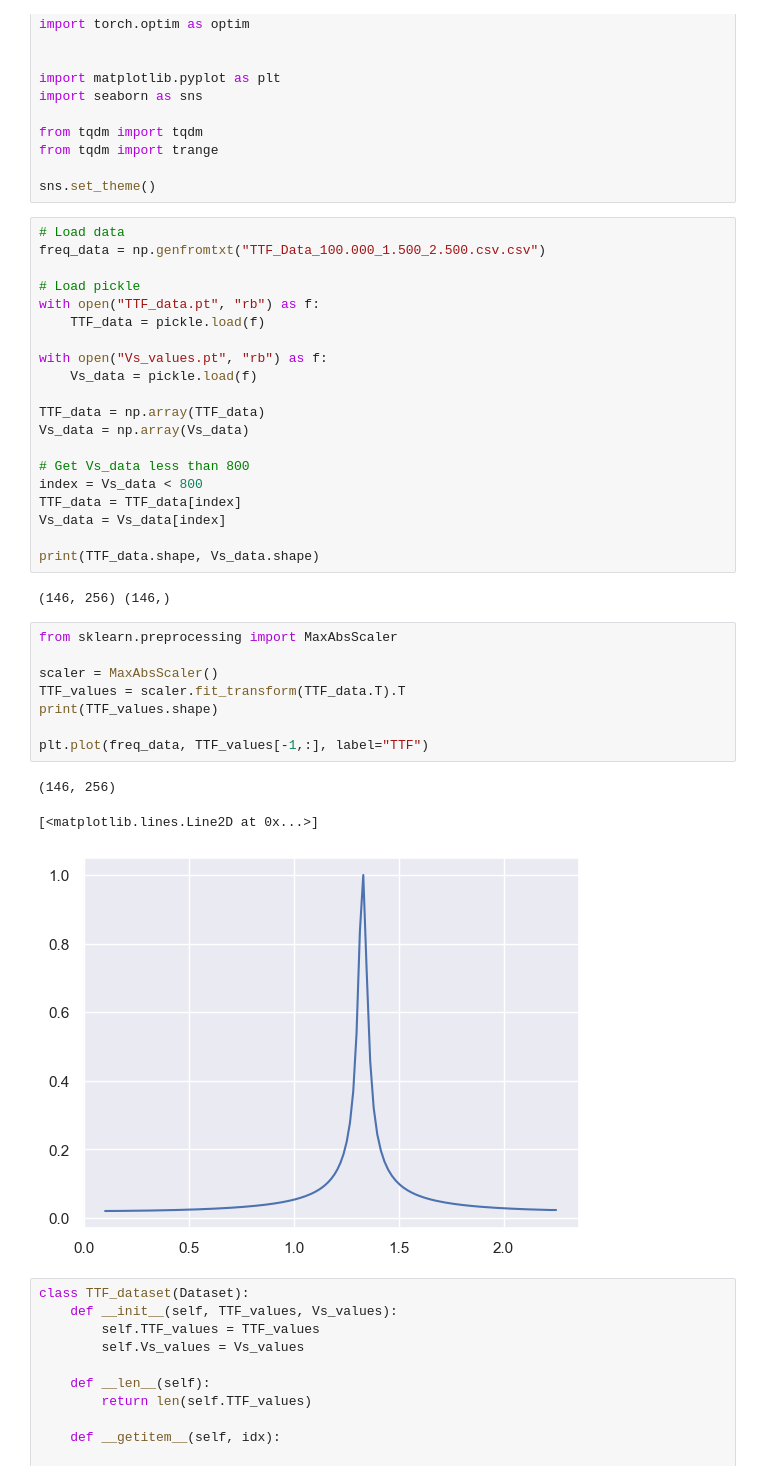
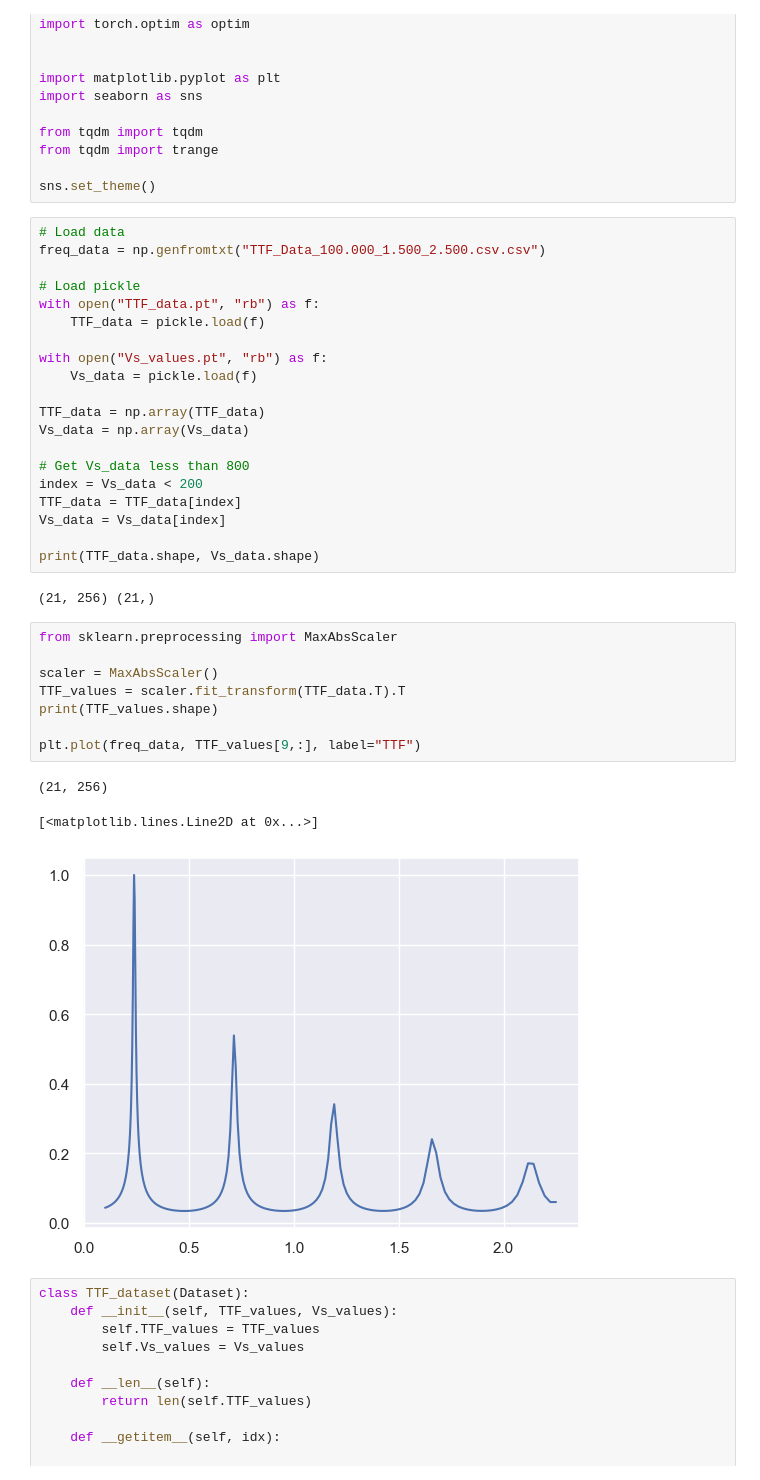
Before and after one commit to KurtSoncco/GNN_Soil_Dynamics, a Jupyter notebook: RNN_model.ipynb, the cells around one changed output. Drawn from its saved outputs; the diff is of its cells as text.

```diff
--- a/RNN_model.ipynb
+++ b/RNN_model.ipynb
@@ -36,25 +36,25 @@ TTF_data = np.array(TTF_data)
 Vs_data = np.array(Vs_data)
 
 # Get Vs_data less than 800
-index = Vs_data < 800
+index = Vs_data < 200
 TTF_data = TTF_data[index]
 Vs_data = Vs_data[index]
 
 print(TTF_data.shape, Vs_data.shape)
 # %% [output]
-(146, 256) (146,)
+(21, 256) (21,)
 # %%
 from sklearn.preprocessing import MaxAbsScaler
 
 scaler = MaxAbsScaler()
 TTF_values = scaler.fit_transform(TTF_data.T).T
 print(TTF_values.shape)
 
-plt.plot(freq_data, TTF_values[-1,:], label="TTF")
+plt.plot(freq_data, TTF_values[9,:], label="TTF")
 # %% [output]
-(146, 256)
+(21, 256)
 [<matplotlib.lines.Line2D at 0x...>]
-[figure, old version]
+[figure, new version]
 # %%
 class TTF_dataset(Dataset):
     def __init__(self, TTF_values, Vs_values):
```
Also changed, not shown: parts of 24 cells of this notebook, 2 other files.
